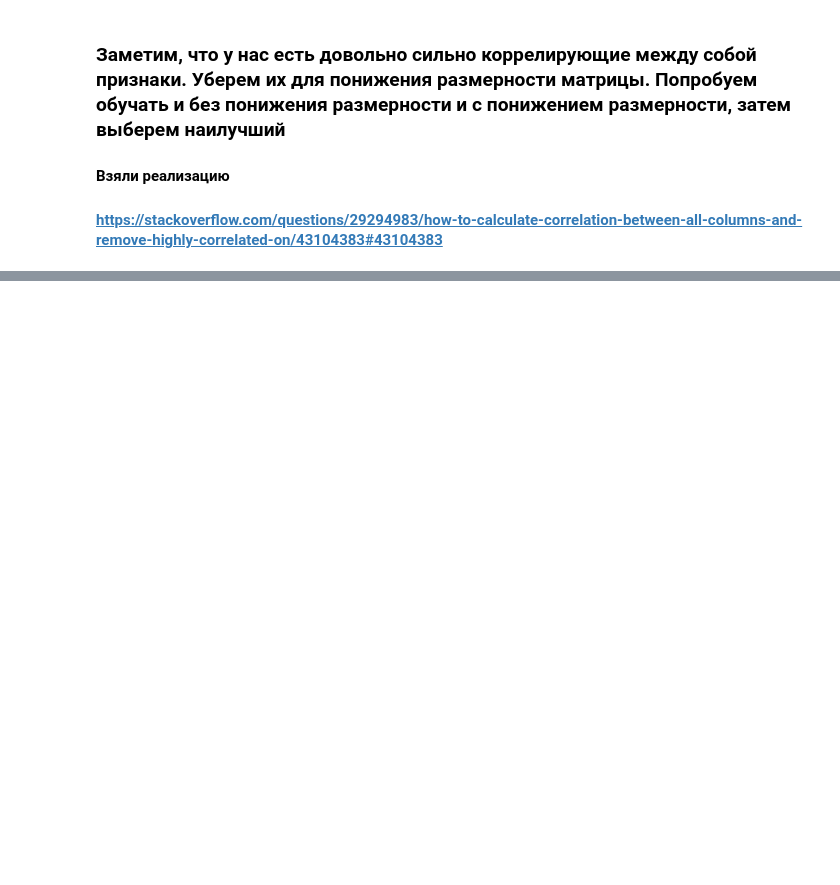
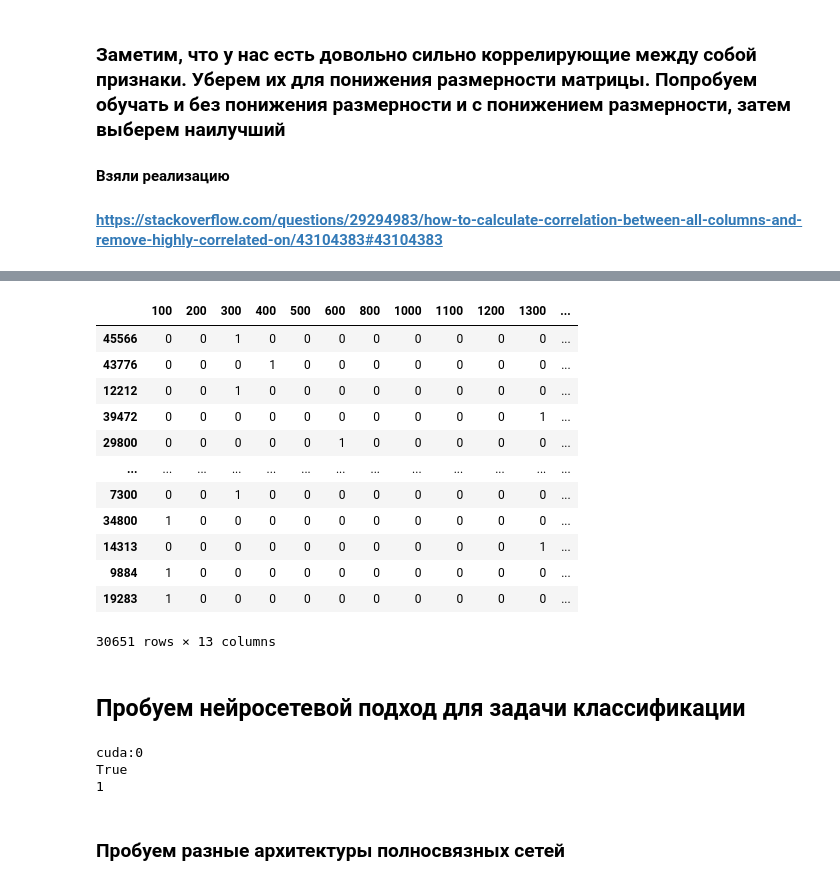
Before and after one commit to AAYamoldin/TrainingPrograms, a Jupyter notebook: Python/ITMO_Applied _AI_Challenge_Oil_and_Gas_Industry_Case_hackathon/solution/solution.ipynb, the cells around one changed output, grey strips where cells are left out. Drawn from its saved outputs; the diff is of its cells as text; code cells hidden in the pictures; blank space fills up the shorter version.

```diff
--- a/Python/ITMO_Applied _AI_Challenge_Oil_and_Gas_Industry_Case_hackathon/solution/solution.ipynb
+++ b/Python/ITMO_Applied _AI_Challenge_Oil_and_Gas_Industry_Case_hackathon/solution/solution.ipynb
@@ -169,0 +203,15 @@ ENV=1 | MD | 0.74
+# %%
+#Разбиваем в первый раз на тест и обучение для масштабирования признаков только по обучающей выборке
+X_corr = corr_train_dataset.iloc[:,0:-1]
+y_corr = corr_train_dataset.iloc[:,-1]
+
+X_corr_train, X_corr_test, y_corr_train, y_corr_test = train_test_split(X_corr, y_corr,
+                                                                       train_size=0.67,
+                                                                       random_state=6,
+                                                                       stratify=y_corr)
+X = train_dataset.iloc[:,0:-1]
+y = train_dataset.iloc[:,-1]
+X_train, X_test, y_train, y_test = train_test_split(X, y,
+                                                    train_size=0.67,
+                                                    random_state=6,
+                                                    stratify=y)
@@ -169,0 +250,4 @@ ENV=1 | MD | 0.74
+# %%
+scaler_corr = preprocessing.StandardScaler().fit(X_corr_train)
+corr_train_dataset.iloc[:,0:-1] = scaler_corr.transform(corr_train_dataset.iloc[:,0:-1])
+corr_train_dataset
@@ -182,0 +303,3 @@ X_train, X_test, y_train, y_test = train_test_split(X, y,
+# %%
+train_corr = pd.concat([X_corr_train, y_corr_train], axis=1)
+train_corr
@@ -182,0 +373,16 @@ X_train, X_test, y_train, y_test = train_test_split(X, y,
+# %%
+tmp = pd.get_dummies(test.LITH_CODE)
+test_cl = pd.concat([test, tmp], axis=1)
+test_cl = test_cl.drop(['LITH_CODE'], axis=1)
+
+tmp = pd.get_dummies(train.LITH_CODE)
+train_cl = pd.concat([train, tmp], axis=1)
+train_cl = train_cl.drop(['LITH_CODE'], axis=1)
+
+tmp = pd.get_dummies(test_corr.LITH_CODE)
+test_corr_cl = pd.concat([test_corr, tmp], axis=1)
+test_corr_cl = test_corr_cl.drop(['LITH_CODE'], axis=1)
+
+tmp = pd.get_dummies(train_corr.LITH_CODE)
+train_corr_cl = pd.concat([train_corr, tmp], axis=1)
+train_corr_cl = train_corr_cl.drop(['LITH_CODE'], axis=1)
@@ -182,0 +405,18 @@ X_train, X_test, y_train, y_test = train_test_split(X, y,
+# %%
+train_corr_cl.iloc[:,9:]
+# %% [output]
+|  | 100 | 200 | 300 | 400 | 500 | 600 | 800 | 1000 | 1100 | 1200 | 1300 | ... |
+| 45566 | 0 | 0 | 1 | 0 | 0 | 0 | 0 | 0 | 0 | 0 | 0 | ... |
+| 43776 | 0 | 0 | 0 | 1 | 0 | 0 | 0 | 0 | 0 | 0 | 0 | ... |
+| 12212 | 0 | 0 | 1 | 0 | 0 | 0 | 0 | 0 | 0 | 0 | 0 | ... |
+| 39472 | 0 | 0 | 0 | 0 | 0 | 0 | 0 | 0 | 0 | 0 | 1 | ... |
+| 29800 | 0 | 0 | 0 | 0 | 0 | 1 | 0 | 0 | 0 | 0 | 0 | ... |
+| ... | ... | ... | ... | ... | ... | ... | ... | ... | ... | ... | ... | ... |
+| 7300 | 0 | 0 | 1 | 0 | 0 | 0 | 0 | 0 | 0 | 0 | 0 | ... |
+| 34800 | 1 | 0 | 0 | 0 | 0 | 0 | 0 | 0 | 0 | 0 | 0 | ... |
+| 14313 | 0 | 0 | 0 | 0 | 0 | 0 | 0 | 0 | 0 | 0 | 1 | ... |
+| 9884 | 1 | 0 | 0 | 0 | 0 | 0 | 0 | 0 | 0 | 0 | 0 | ... |
+| 19283 | 1 | 0 | 0 | 0 | 0 | 0 | 0 | 0 | 0 | 0 | 0 | ... |
+30651 rows × 13 columns
+# %% [markdown]
+## Пробуем нейросетевой подход для задачи классификации
@@ -182,0 +434,16 @@ X_train, X_test, y_train, y_test = train_test_split(X, y,
+# %%
+def get_device():
+    if torch.cuda.is_available():
+        device = torch.device('cuda:0')
+    else:
+        device = torch.device('cpu') # don't have GPU
+    return device
+
+device = get_device()
+print(device)
+print(torch.cuda.is_available())
+print(torch.cuda.device_count())
+# %% [output]
+cuda:0
+True
+1
@@ -182,0 +456,2 @@ X_train, X_test, y_train, y_test = train_test_split(X, y,
+# %% [markdown]
+### Пробуем разные архитектуры полносвязных сетей
```
Also changed, not shown: parts of 36 cells of this notebook, 42 other files.
